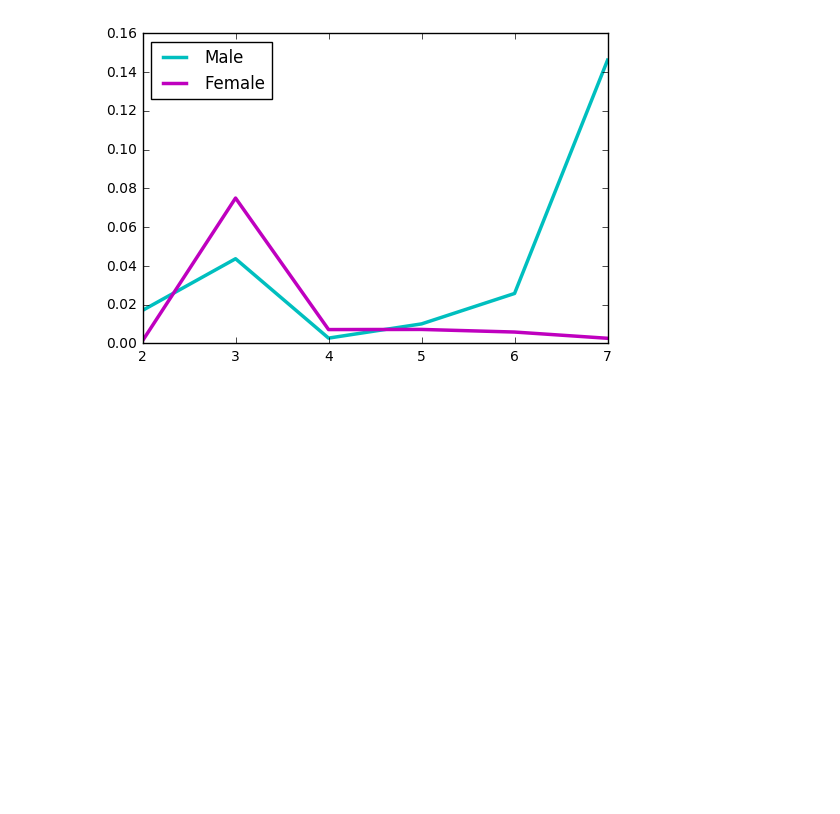
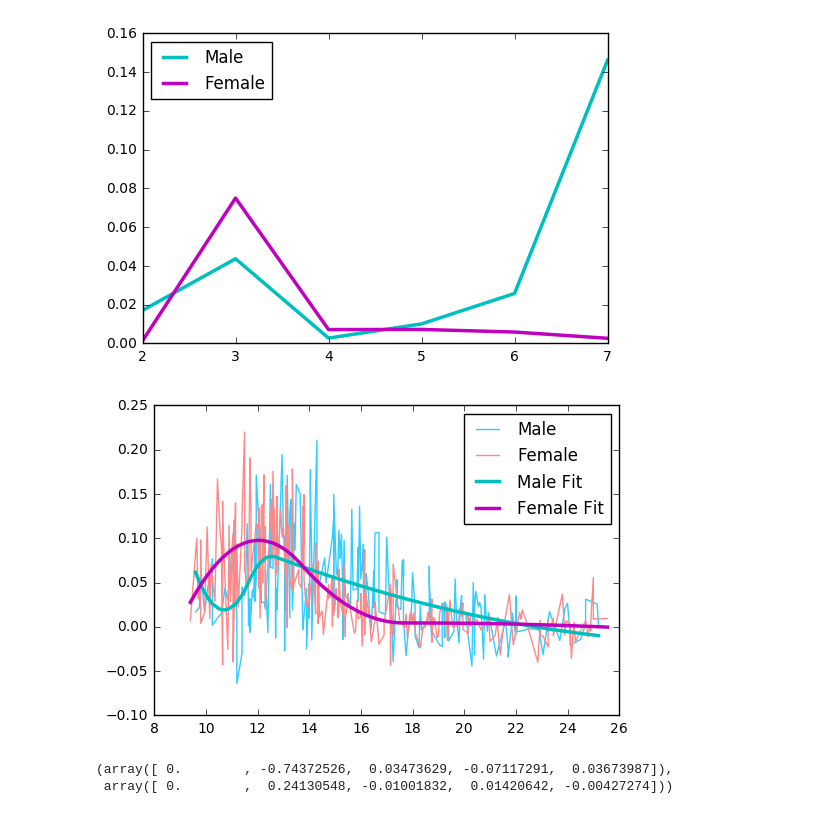
Before and after one commit to Adward-R/STAT-665-DMML, a Jupyter notebook: HW06/hw06.ipynb, the cells around one changed output. Cells and saved outputs as stored; diff of their text form; code cells hidden in the pictures; blank space fills up the shorter version.

```diff
--- a/HW06/hw06.ipynb
+++ b/HW06/hw06.ipynb
@@ -132,8 +146,11 @@ Model Coefficients : Female
  -0.00600492]
 # %%
 # Fitting continuous piecewise quadratic with continuous first derivative:
-def model_c(isMale):
-    X = m_ext_X_2 if isMale else f_ext_X_2
+def model_c(isMale, optX=None):  # pre-calculated X can also be passed
+    if optX is None:
+        X = m_ext_X_2 if isMale else f_ext_X_2
+    else:
+        X = optX
     x = m_x if isMale else f_x
     y = m_y if isMale else f_y
     label = 'Male Fit' if isMale else 'Female Fit'
@@ -232,3 +267,23 @@ plt.show()
 6  0.005885  0.025795
 7  0.002663  0.146218
 [figure]
+# %%
+m_best_n_knots, f_best_n_knots = 4, 2
+
+# Male model part
+m_width = 100 // (n_knots + 1)
+m_knots = [np.percentile(m_x, i * width) for i in range(1, m_best_n_knots+1)]
+m_base_X = ploy2.fit_transform(m_x.reshape((-1, 1)))
+m_ext_X = x_ext_by_knots(m_base_X, m_knots, 2)  # model_c will do feature selection later
+# Female model part
+width = 100 // (n_knots + 1)
+f_knots = [np.percentile(f_x, i * width) for i in range(1, f_best_n_knots+1)]
+f_base_X = ploy2.fit_transform(f_x.reshape((-1, 1)))
+f_ext_X = x_ext_by_knots(f_base_X, f_knots, 2)  # model_c will do feature selection later
+
+# Fit and plot both best model with different n_knots
+plot_model(model_c, optXs=(m_ext_X, f_ext_X_2))
+# %% [output]
+[figure, added]
+(array([ 0.        , -0.74372526,  0.03473629, -0.07117291,  0.03673987]),
+ array([ 0.        ,  0.24130548, -0.01001832,  0.01420642, -0.00427274]))
```
Also changed, not shown: parts of 6 cells of this notebook.
